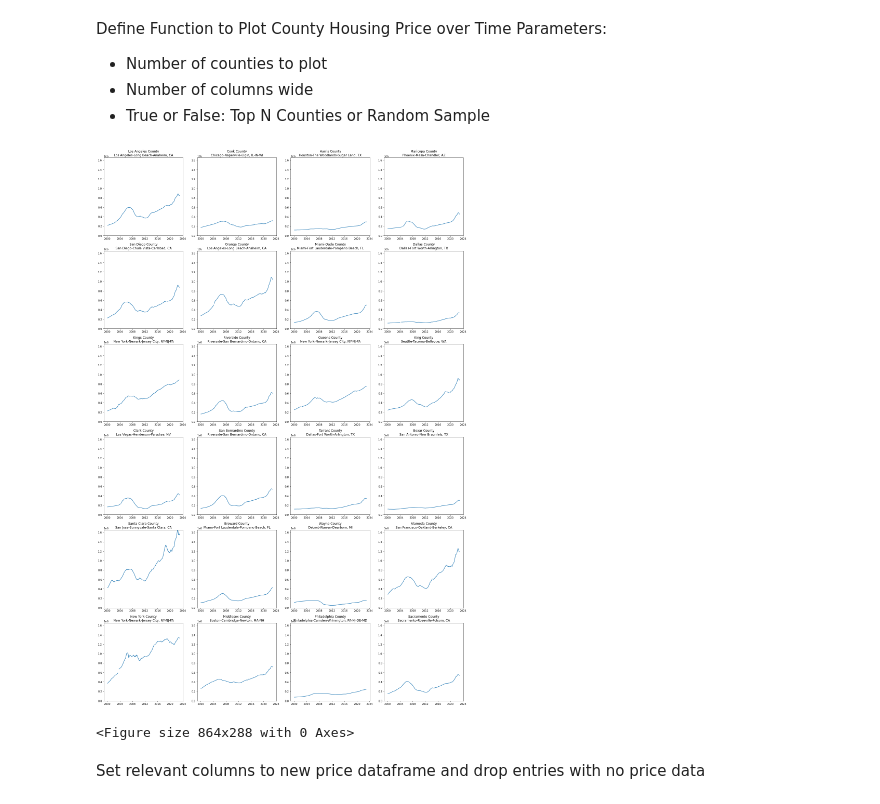
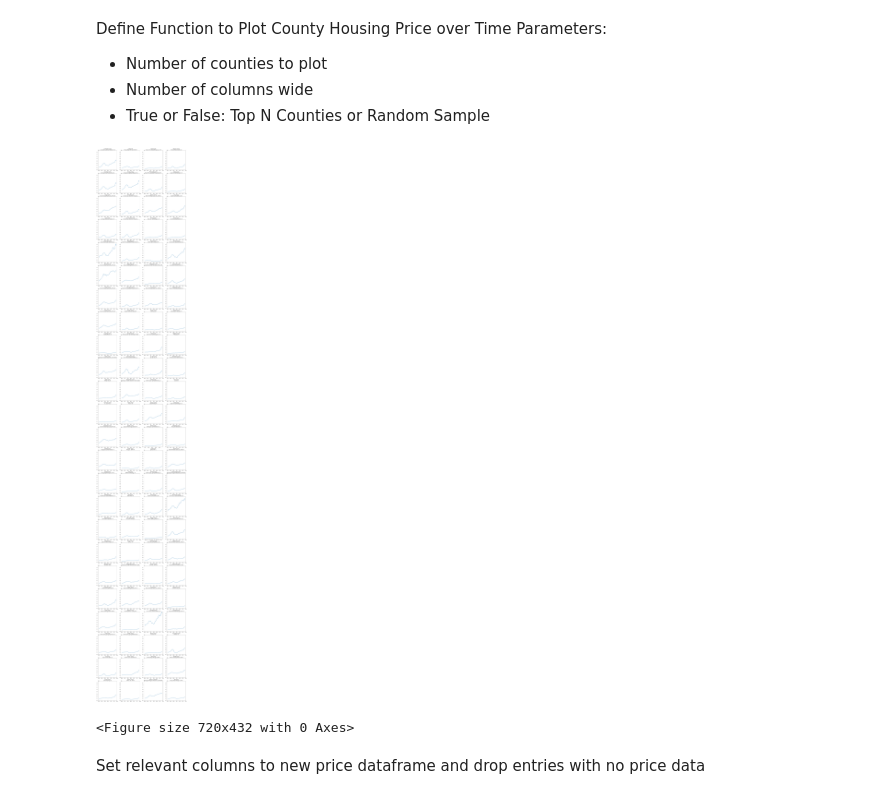
Before and after one commit to seanmannisto/housing, a Jupyter notebook: HousingAffordabilityV2.ipynb, the cells around one changed output. Drawn from its saved outputs; the diff is of its cells as text; code cells hidden in the pictures.

```diff
--- a/HousingAffordabilityV2.ipynb
+++ b/HousingAffordabilityV2.ipynb
@@ -159,15 +159,15 @@ def plot_ZHVI_county(num_counties:int, plot_width:int, top=True):
 # %%
 # Plot top 24 most populated counties
 # Select 24 counties total
 # 4 plots wide
 # Flag for Top N counties vs Random counties set to Top
-plot_ZHVI_county(num_counties=24, plot_width=4, top=True)
+plot_ZHVI_county(num_counties=96, plot_width=4, top=True)
 
 # Export as an image
 plt.savefig('Sample_County_Price_Time.png')
 # %% [output]
-[figure, old version]
+[figure, new version]
-<Figure size 864x288 with 0 Axes>
+<Figure size 720x432 with 0 Axes>
 # %% [markdown]
 Set relevant columns to new price dataframe and drop entries with no price data
 # %%
```
